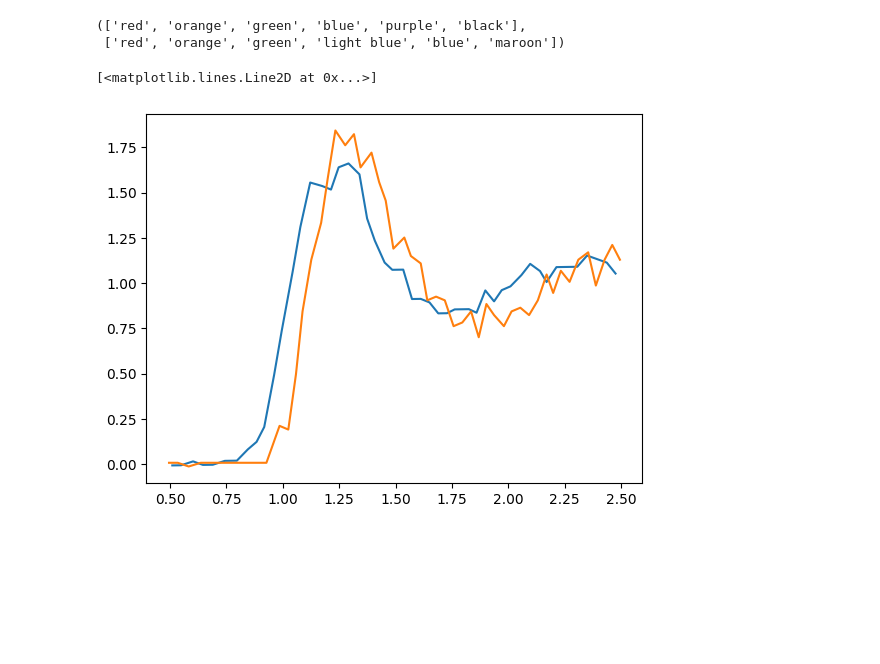
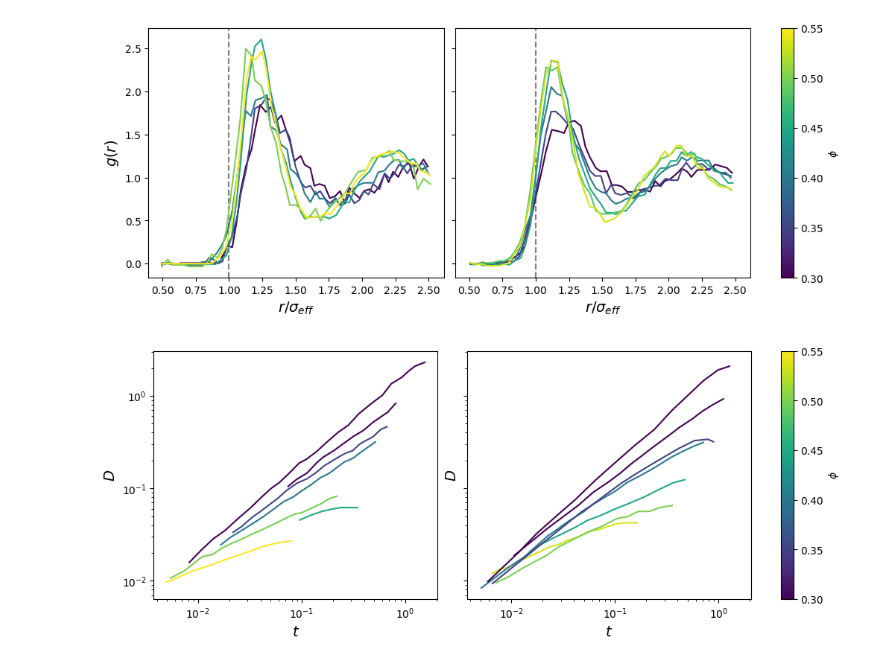
Before and after one commit to mmccraw98/notebooks-fall-25, a Jupyter notebook: 10/lillian-data/notebook.ipynb, the cells around one changed output. Drawn from its saved outputs; the diff is of its cells as text; code cells hidden in the pictures; blank space fills up the shorter version.

```diff
--- a/10/lillian-data/notebook.ipynb
+++ b/10/lillian-data/notebook.ipynb
@@ -40,6 +40,9 @@ class LillianData:
             ))
             i += 2
 
+    def __getitem__(self, key):
+        return getattr(self, key)
+
     def keys(self):
         return [key for key in self.__dict__.keys() if not key.startswith('_')]
 
@@ -50,15 +53,61 @@ class LillianData:
 root = '/home/mmccraw/dev/data/09-30-25/lillian-data-manual/'
 
 g_r_smooth = LillianData(os.path.join(root, 'lillian_smooth_gr.csv'), shift=True)
+smooth_phi = 0.3, 0.35, 0.4, 0.45, 0.5, 0.55
 g_r_rough = LillianData(os.path.join(root, 'lillian_rough_gr.csv'), shift=True)
+rough_phi = 0.3, 0.35, 0.4, 0.45, 0.487, 0.535
+
+# smooth - red
+# rough - blue
+diffusion_slope = LillianData(os.path.join(root, 'lillian_diffusion_slope.csv'))
+diffusion_coef = LillianData(os.path.join(root, 'lillian_diffusion_coefs.csv'))
+
+# phi 0.02
+translational_diffusion_dilute = LillianData(os.path.join(root, 'lillian_translational_diffusion_dilute.csv'))
+rotational_diffusion_dilute = LillianData(os.path.join(root, 'lillian_rotational_diffusion_dilute.csv'))
+
+translational_diffusion_smooth = LillianData(os.path.join(root, 'lillian_translational_diffusion_smooth.csv'))
+td_smooth_phi = [0.55, 0.5, 0.45, 0.4, 0.35, 0.3, 0.02]
+rotational_diffusion_smooth = LillianData(os.path.join(root, 'lillian_rotational_diffusion_smooth.csv'))
+rd_smooth_phi = [0.02, 0.35, 0.5, 0.4, 0.45, 0.55, 0.3]
+translational_diffusion_rough = LillianData(os.path.join(root, 'lillian_translational_diffusion_rough.csv'))
+td_rough_phi = [0.535, 0.5, 0.45, 0.4, 0.35, 0.3, 0.02]
+rotational_diffusion_rough = LillianData(os.path.join(root, 'lillian_rotational_diffusion_rough.csv'))
+rd_rough_phi = [0.02, 0.535, 0.52, 0.5, 0.45, 0.35, 0.4, 0.3]  # the pink curve phi is made up.  the phi label is not in the paper.
+
+phi_norm = plt.Normalize(vmin=min(smooth_phi), vmax=max(smooth_phi))
+cmap = plt.cm.viridis
-# %%
-g_r_rough.keys(), g_r_smooth.keys()
-# %% [output]
-(['red', 'orange', 'green', 'blue', 'purple', 'black'],
- ['red', 'orange', 'green', 'light blue', 'blue', 'maroon'])
 # %%
-plt.plot(g_r_rough.red.x, g_r_rough.red.y)
-plt.plot(g_r_smooth.red.x, g_r_smooth.red.y)
+fig, ax = plt.subplots(1, 2, figsize=(10, 4), sharey=True, sharex=True, constrained_layout=True)
+for i, k in enumerate(g_r_smooth.keys()):
+    ax[0].plot(g_r_smooth[k].x, g_r_smooth[k].y, c=cmap(phi_norm(smooth_phi[i])))
+for i, k in enumerate(g_r_rough.keys()):
+    ax[1].plot(g_r_rough[k].x, g_r_rough[k].y, c=cmap(phi_norm(rough_phi[i])))
+for a in ax:
+    a.axvline(1, color='k', linestyle='--', zorder=0, alpha=0.5)
+    a.set_xlabel(r'$r/\sigma_{eff}$', fontsize=14)
+ax[0].set_ylabel(r'$g(r)$', fontsize=14)
+sm = plt.cm.ScalarMappable(norm=phi_norm, cmap=cmap)
+sm.set_array(smooth_phi)
+cbar = plt.colorbar(sm, ax=ax, label=r'$\phi$')
+plt.show()
 # %% [output]
-[<matplotlib.lines.Line2D at 0x...>]
-[figure, old version]
+[figure, new version]
+# %%
+fig, ax = plt.subplots(1, 2, figsize=(10, 4), sharey=True, sharex=True, constrained_layout=True)
+for i, k in enumerate(translational_diffusion_smooth.keys()):
+    ax[0].plot(translational_diffusion_smooth[k].x, translational_diffusion_smooth[k].y, c=cmap(phi_norm(td_smooth_phi[i])))
+ax[0].set_xlabel(r'$t$', fontsize=14)
+ax[0].set_ylabel(r'$D$', fontsize=14)
+for i, k in enumerate(translational_diffusion_rough.keys()):
+    ax[1].plot(translational_diffusion_rough[k].x, translational_diffusion_rough[k].y, c=cmap(phi_norm(td_rough_phi[i])))
+ax[1].set_xlabel(r'$t$', fontsize=14)
+ax[1].set_ylabel(r'$D$', fontsize=14)
+sm = plt.cm.ScalarMappable(norm=phi_norm, cmap=cmap)
+sm.set_array(td_rough_phi)
+cbar = plt.colorbar(sm, ax=ax, label=r'$\phi$')
+plt.xscale('log')
+plt.yscale('log')
+plt.show()
+# %% [output]
+[figure, added]
```
Also changed, not shown: parts of 1 cell of this notebook, 7 other files.
